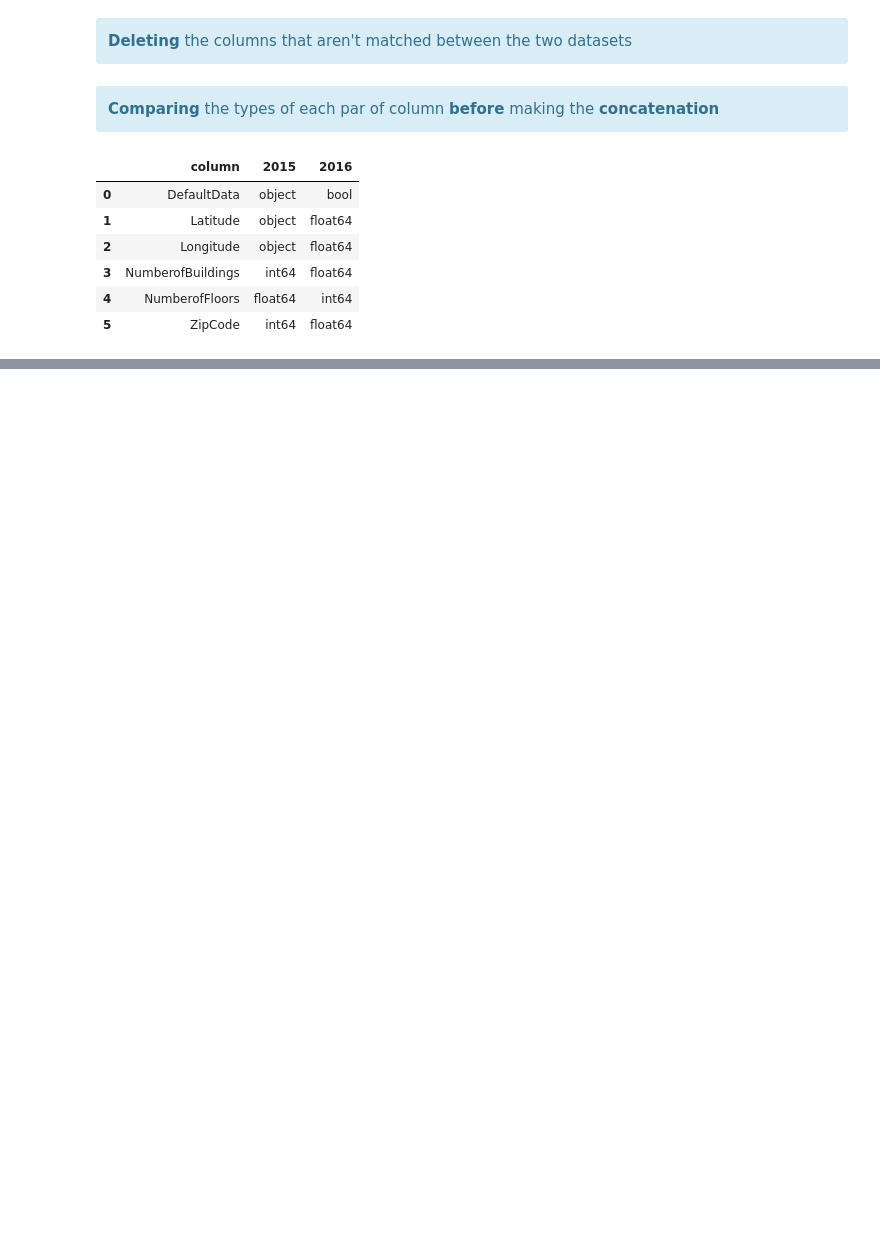
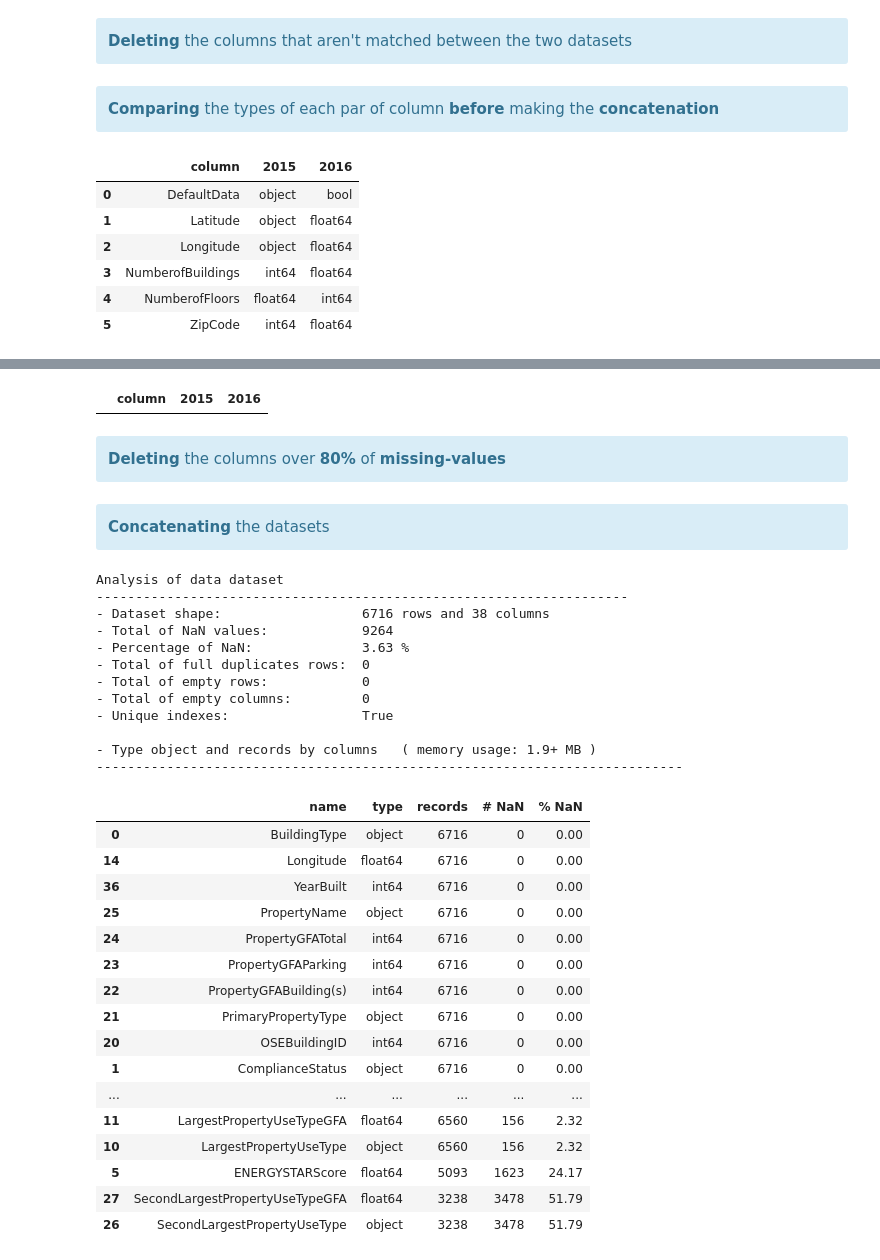
Before and after one commit to samirhinojosa/OC-P4-consumption-needs-of-buildings, a Jupyter notebook: cleaning_notebook.ipynb, the cells around one changed output, grey strips where cells are left out. Drawn from its saved outputs; the diff is of its cells as text; code cells hidden in the pictures; blank space fills up the shorter version.

```diff
--- a/cleaning_notebook.ipynb
+++ b/cleaning_notebook.ipynb
@@ -340,0 +369,63 @@ df_types_different
+# %%
+data_2015["DefaultData"] = data_2015["DefaultData"].astype("bool")
+data_2015["Latitude"] = data_2015["Latitude"].astype("float64")
+data_2015["Longitude"] = data_2015["Longitude"].astype("float64")
+
+data_2016["NumberofBuildings"] = data_2016["NumberofBuildings"].fillna(0)
+data_2016["NumberofBuildings"] = data_2016["NumberofBuildings"].astype("int64")
+
+data_2015["NumberofFloors"] = data_2015["NumberofFloors"].fillna(0)
+data_2015["NumberofFloors"] = data_2015["NumberofFloors"].astype("int64")
+
+data_2016["ZipCode"] = data_2016["ZipCode"].fillna(0)
+data_2016["ZipCode"] = data_2016["ZipCode"].astype("int64")
+
+df_types_different = types_different(data_2015, data_2016)
+df_types_different
+# %% [output]
+|  | column | 2015 | 2016 |
+# %% [markdown]
+<div class="alert alert-block alert-info">
+    <b>Deleting</b> the columns over <b>80%</b> of <b>missing-values</b>
+</div>
+# %%
+data_2015 = data_2015.loc[:, data_2015.isnull().mean() < .8]
+data_2016 = data_2016.loc[:, data_2016.isnull().mean() < .8]
+# %% [markdown]
+<div class="alert alert-block alert-info">
+    <b>Concatenating</b> the datasets
+</div>
+# %%
+data = pd.concat([data_2015, data_2016], ignore_index=True)
+# %%
+df_analysis(data, "data")
+# %% [output]
+Analysis of data dataset
+--------------------------------------------------------------------
+- Dataset shape:                  6716 rows and 38 columns
+- Total of NaN values:            9264
+- Percentage of NaN:              3.63 %
+- Total of full duplicates rows:  0
+- Total of empty rows:            0
+- Total of empty columns:         0
+- Unique indexes:                 True
+
+- Type object and records by columns   ( memory usage: 1.9+ MB )
+---------------------------------------------------------------------------
+|  | name | type | records | # NaN | % NaN |
+| 0 | BuildingType | object | 6716 | 0 | 0.00 |
+| 14 | Longitude | float64 | 6716 | 0 | 0.00 |
+| 36 | YearBuilt | int64 | 6716 | 0 | 0.00 |
+| 25 | PropertyName | object | 6716 | 0 | 0.00 |
+| 24 | PropertyGFATotal | int64 | 6716 | 0 | 0.00 |
+| 23 | PropertyGFAParking | int64 | 6716 | 0 | 0.00 |
+| 22 | PropertyGFABuilding(s) | int64 | 6716 | 0 | 0.00 |
+| 21 | PrimaryPropertyType | object | 6716 | 0 | 0.00 |
+| 20 | OSEBuildingID | int64 | 6716 | 0 | 0.00 |
+| 1 | ComplianceStatus | object | 6716 | 0 | 0.00 |
+| ... | ... | ... | ... | ... | ... |
+| 11 | LargestPropertyUseTypeGFA | float64 | 6560 | 156 | 2.32 |
+| 10 | LargestPropertyUseType | object | 6560 | 156 | 2.32 |
+| 5 | ENERGYSTARScore | float64 | 5093 | 1623 | 24.17 |
+| 27 | SecondLargestPropertyUseTypeGFA | float64 | 3238 | 3478 | 51.79 |
+| 26 | SecondLargestPropertyUseType | object | 3238 | 3478 | 51.79 |
```
Also changed, not shown: parts of 39 cells of this notebook, 1 other file.
